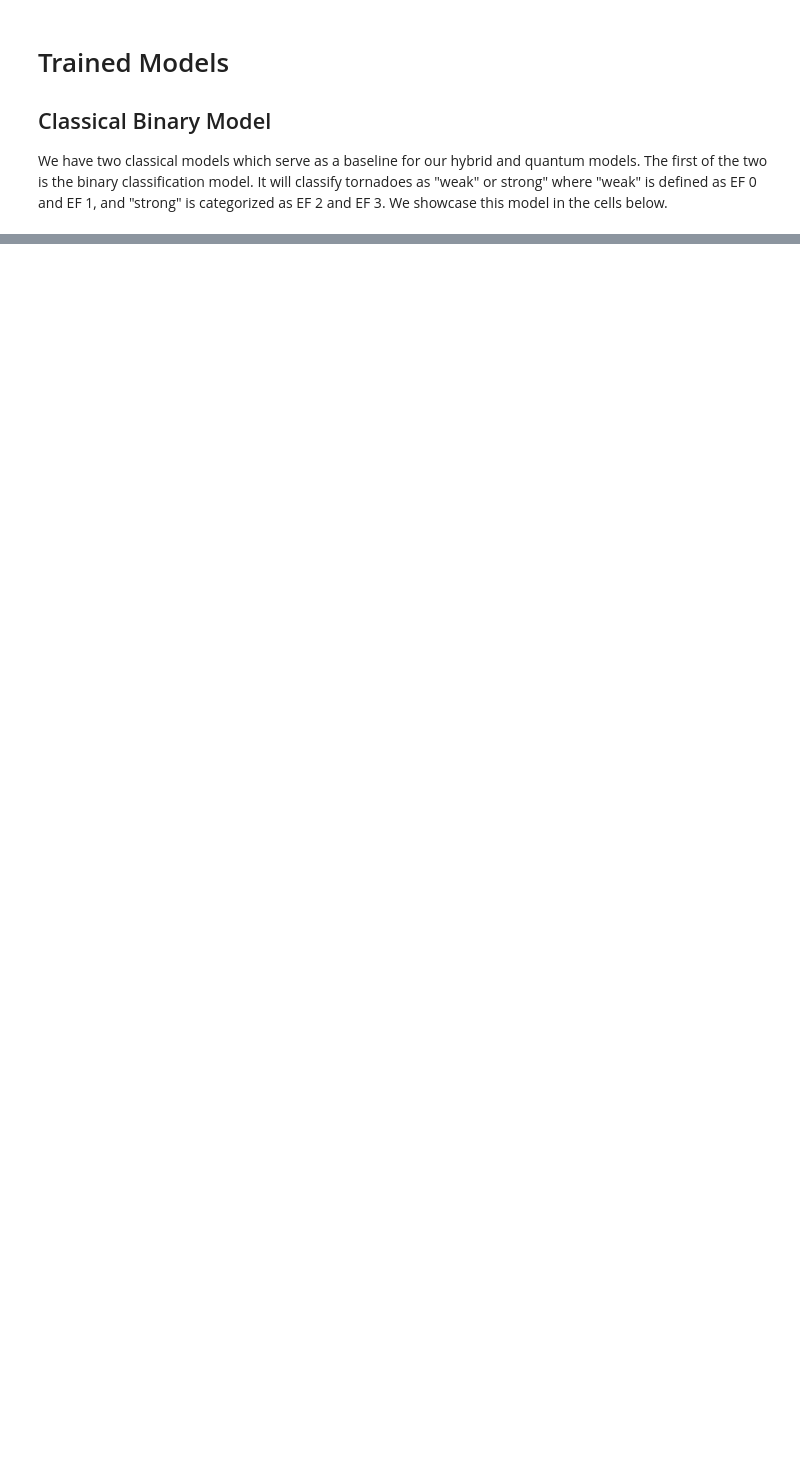
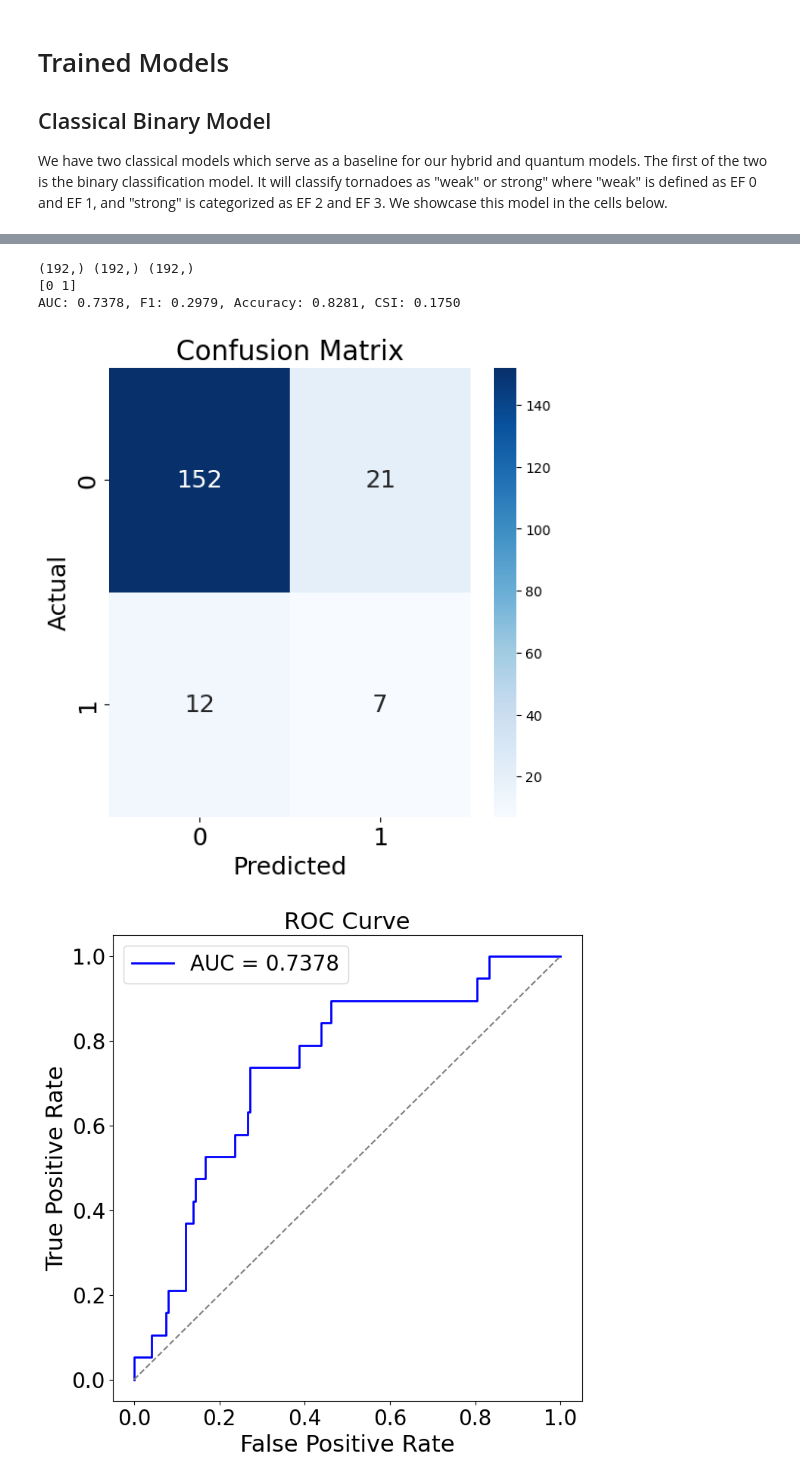
Before and after one commit to JaySeeDub/Quantathon2025, a Jupyter notebook: demo/demo.ipynb, the cells around one changed output, grey strips where cells are left out. Cells and saved outputs as stored; diff of their text form; code cells hidden in the pictures; blank space fills up the shorter version.

```diff
--- a/demo/demo.ipynb
+++ b/demo/demo.ipynb
@@ -447,10 +526,9 @@ X_batch, y_batch = next(iter(train_loader))
 from utils.model_definitions import BinaryDNN_Hybrid
 DNN = BinaryDNN_Hybrid().to(device)
 
-load_path = "checkpoints/Binary_DNN_FULLENT_AUC.6993.1011_1042.pt"
+load_path = '/home/amaciejunes/Desktop/srnl/Quantathon2025/Notebooks/models/Binary_DNN_FULLENT_AUC.6993.1011_0853.pt' # Working Best
 
-# Load the checkpoint
-checkpoint = torch.load(load_path)
+checkpoint = torch.load(load_path, map_location=device)
 
 # Restore model weights
 DNN.load_state_dict(checkpoint["DNN_state_dict"])
@@ -554,9 +648,9 @@ from utils.model_definitions import MulticlassDNN_Hybrid
 DNN = MulticlassDNN_Hybrid().to(device)
 
 
-load_path = "checkpoints/Multiclass_DNN_3Layer_AUC.8.best_1011_1053.pt"
+# load_path = "checkpoints/Multiclass_DNN_3Layer_AUC.8.best_1011_1053.pt" # Working
 
-
+load_path = "/home/amaciejunes/Desktop/srnl/Quantathon2025/Notebooks/models/DNN_multiclass_best_accuracy.pt"
 # Load the checkpoint
 checkpoint = torch.load(load_path)
 
@@ -762,7 +899,7 @@ class BinaryPQC(nn.Module):
         super().__init__()
 
         # Encodes features from dataset
-        self.feature_encoder = QuantumFeatureEmbeddingBatch()
+        self.feature_encoder = QuantumFeatureEmbeddingBatch(device=device)
 
         # Classifies based on encoded features
         self.classifier = nn.Sequential(
@@ -827,35 +966,66 @@ with torch.no_grad():
 
         all_targets.append(target.cpu())
         all_preds.append(preds.cpu())
         all_outputs.append(outputs.cpu())
 
 # --- Concatenate all batches ---
 all_targets = torch.cat(all_targets).squeeze().long().numpy()  # integers 0/1
 all_preds = torch.cat(all_preds).squeeze().long().numpy()
 all_outputs = torch.cat(all_outputs).squeeze().numpy()             # floats in [0,1]
 
 # --- Sanity check ---
 print(all_targets.shape, all_preds.shape, all_outputs.shape)
 print(np.unique(all_targets))  # should be [0,1]
 
 # --- Compute Metrics ---
 cm = confusion_matrix(all_targets, all_preds)
 auc_score = roc_auc_score(all_targets, all_outputs)  # should work now
 f1 = f1_score(all_targets, all_preds)
 acc = accuracy_score(all_targets, all_preds)
 
 # Critical Success Index (CSI)
 tp = cm[1,1]
 fn = cm[1,0]
 fp = cm[0,1]
 csi = tp / (tp + fn + fp)
 
 print(f"AUC: {auc_score:.4f}, F1: {f1:.4f}, Accuracy: {acc:.4f}, CSI: {csi:.4f}")
 
 # --- Plot Confusion Matrix ---
-plt.figure(figsize=(5,4))
-sns.heatmap(cm, annot=True, fmt='d', cmap='Blues')
-plt.xlabel('Predicted')
-plt.ylabel('Actual')
-plt.title('Confusion Matrix')
+plt.figure(figsize=(6,6))
+sns.heatmap(
+    cm,
+    annot=True,
+    fmt='d',
+    cmap='Blues',
+    annot_kws={"size": 18}  # larger annotation text
+)
+plt.xlabel('Predicted', fontsize=18)
+plt.ylabel('Actual', fontsize=18)
+plt.title('Confusion Matrix', fontsize=20)
+plt.xticks(fontsize=18)
+plt.yticks(fontsize=18)
+plt.savefig('binary_PQC_confusion.png')
 plt.show()
+
+
+# --- Plot ROC Curve ---
+fpr, tpr, thresholds = roc_curve(all_targets, all_outputs)
+plt.figure(figsize=(8,8))
+plt.plot(fpr, tpr, label=f'AUC = {auc_score:.4f}', color='blue', linewidth=2)
+plt.plot([0,1], [0,1], linestyle='--', color='gray')
+plt.xlabel('False Positive Rate', fontsize=22)
+plt.ylabel('True Positive Rate', fontsize=22)
+plt.title('ROC Curve', fontsize=22)
+plt.legend(fontsize=20)
+plt.xticks(fontsize=20)
+plt.yticks(fontsize=20)
+plt.savefig('binary_PQC_AUC.png')
+
+plt.show()
+# %% [output]
+(192,) (192,) (192,)
+[0 1]
+AUC: 0.7378, F1: 0.2979, Accuracy: 0.8281, CSI: 0.1750
+[figure, added]
+[figure, added]
```
Also changed, not shown: parts of 29 cells of this notebook, 6 other files.
